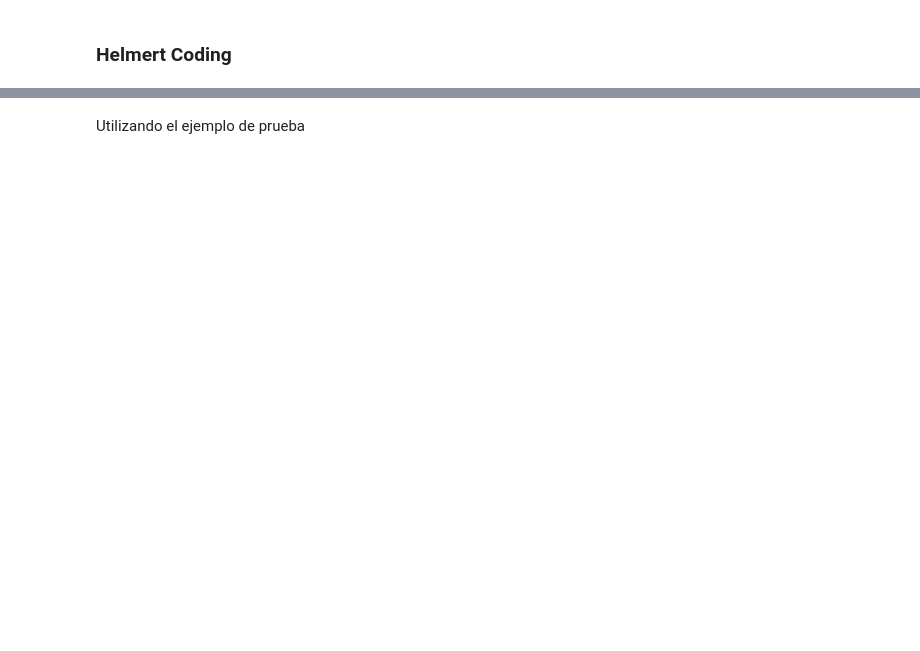
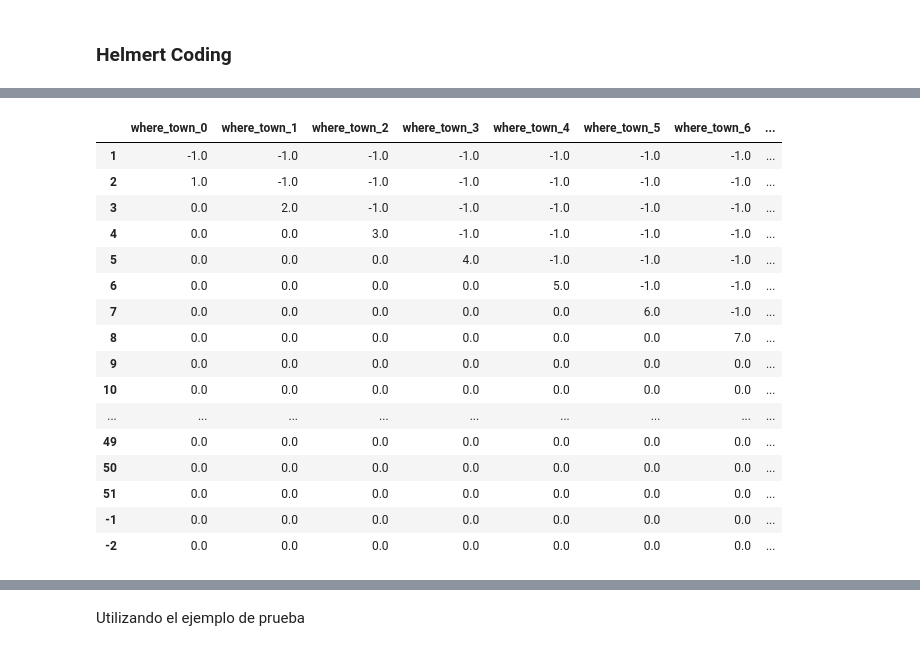
Before and after one commit to talend-Erick/Deploy_sentiment, a Jupyter notebook: DS6011_HT04.ipynb, the cells around one changed output, grey strips where cells are left out. Cells and saved outputs as stored; diff of their text form; code cells hidden in the pictures; blank space fills up the shorter version.

```diff
--- a/DS6011_HT04.ipynb
+++ b/DS6011_HT04.ipynb
@@ -458,3 +756,4 @@ print(df_test.groupby('City').mean())
 ### Helmert Coding
 # %%
 from category_encoders import HelmertEncoder
+helmer_enc = HelmertEncoder()
@@ -463,2 +760,2 @@ helm_enc = HelmertEncoder()
 # %%
-helm_enc.fit_transform(df[[col]])
+helmer_enc.fit_transform(df[[col]])
@@ -465,2 +777,20 @@ helm_enc.fit_transform(df[[col]])
 # %%
-helm_enc.mapping[0]['mapping']
+helmer_enc.mapping[0]['mapping']
+# %% [output]
+|  | where_town_0 | where_town_1 | where_town_2 | where_town_3 | where_town_4 | where_town_5 | where_town_6 | ... |
+| 1 | -1.0 | -1.0 | -1.0 | -1.0 | -1.0 | -1.0 | -1.0 | ... |
+| 2 | 1.0 | -1.0 | -1.0 | -1.0 | -1.0 | -1.0 | -1.0 | ... |
+| 3 | 0.0 | 2.0 | -1.0 | -1.0 | -1.0 | -1.0 | -1.0 | ... |
+| 4 | 0.0 | 0.0 | 3.0 | -1.0 | -1.0 | -1.0 | -1.0 | ... |
+| 5 | 0.0 | 0.0 | 0.0 | 4.0 | -1.0 | -1.0 | -1.0 | ... |
+| 6 | 0.0 | 0.0 | 0.0 | 0.0 | 5.0 | -1.0 | -1.0 | ... |
+| 7 | 0.0 | 0.0 | 0.0 | 0.0 | 0.0 | 6.0 | -1.0 | ... |
+| 8 | 0.0 | 0.0 | 0.0 | 0.0 | 0.0 | 0.0 | 7.0 | ... |
+| 9 | 0.0 | 0.0 | 0.0 | 0.0 | 0.0 | 0.0 | 0.0 | ... |
+| 10 | 0.0 | 0.0 | 0.0 | 0.0 | 0.0 | 0.0 | 0.0 | ... |
+| ... | ... | ... | ... | ... | ... | ... | ... | ... |
+| 49 | 0.0 | 0.0 | 0.0 | 0.0 | 0.0 | 0.0 | 0.0 | ... |
+| 50 | 0.0 | 0.0 | 0.0 | 0.0 | 0.0 | 0.0 | 0.0 | ... |
+| 51 | 0.0 | 0.0 | 0.0 | 0.0 | 0.0 | 0.0 | 0.0 | ... |
+| -1 | 0.0 | 0.0 | 0.0 | 0.0 | 0.0 | 0.0 | 0.0 | ... |
+| -2 | 0.0 | 0.0 | 0.0 | 0.0 | 0.0 | 0.0 | 0.0 | ... |
```
Also changed, not shown: parts of 72 cells of this notebook.
